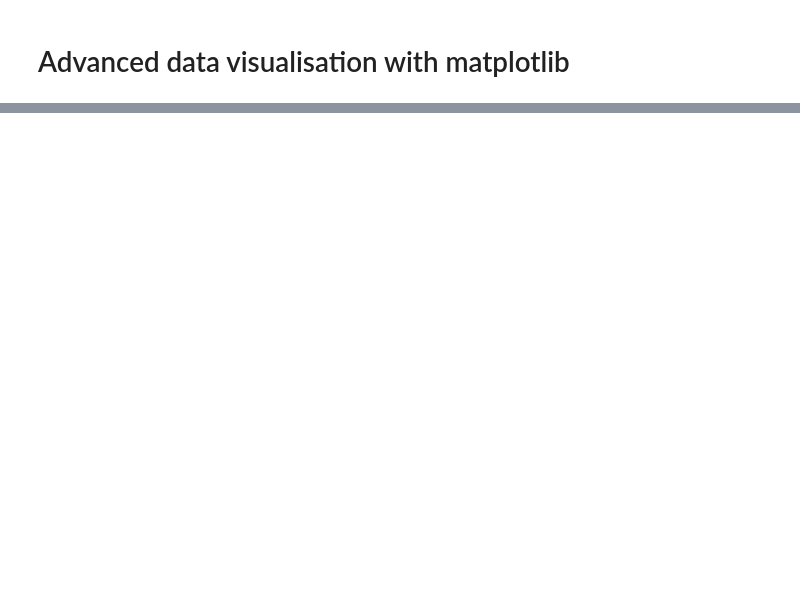
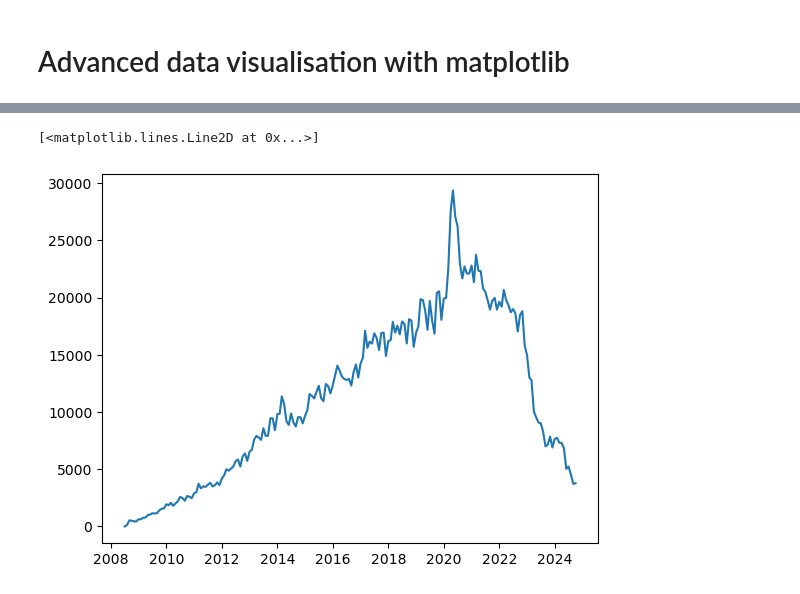
Before and after one commit to ad3rinto/react-intro-smilga, a Jupyter notebook: Data Analysis - Youtube/Angela_Yu_Data_Exploration/Data_visualisation.ipynb, the cells around one changed output, grey strips where cells are left out. Cells and saved outputs as stored; diff of their text form; code cells hidden in the pictures; blank space fills up the shorter version.

```diff
--- a/Data Analysis - Youtube/Angela_Yu_Data_Exploration/Data_visualisation.ipynb
+++ b/Data Analysis - Youtube/Angela_Yu_Data_Exploration/Data_visualisation.ipynb
@@ -18,0 +311,5 @@ df.head()
+# %%
+plt.plot(df_top5.index, df_top5["python"])
+# %% [output]
+[<matplotlib.lines.Line2D at 0x...>]
+[figure, added]
```
Also changed, not shown: parts of 52 cells of this notebook.
